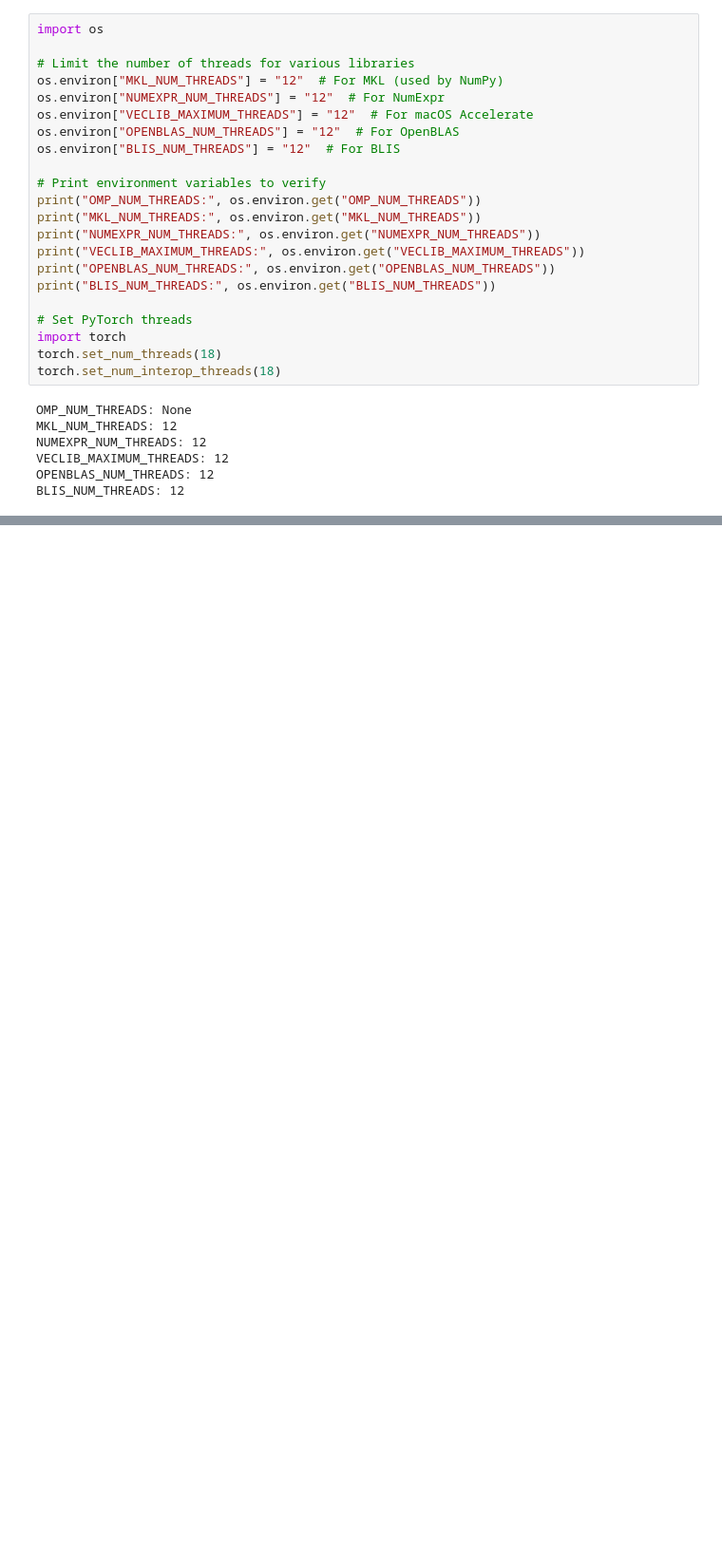
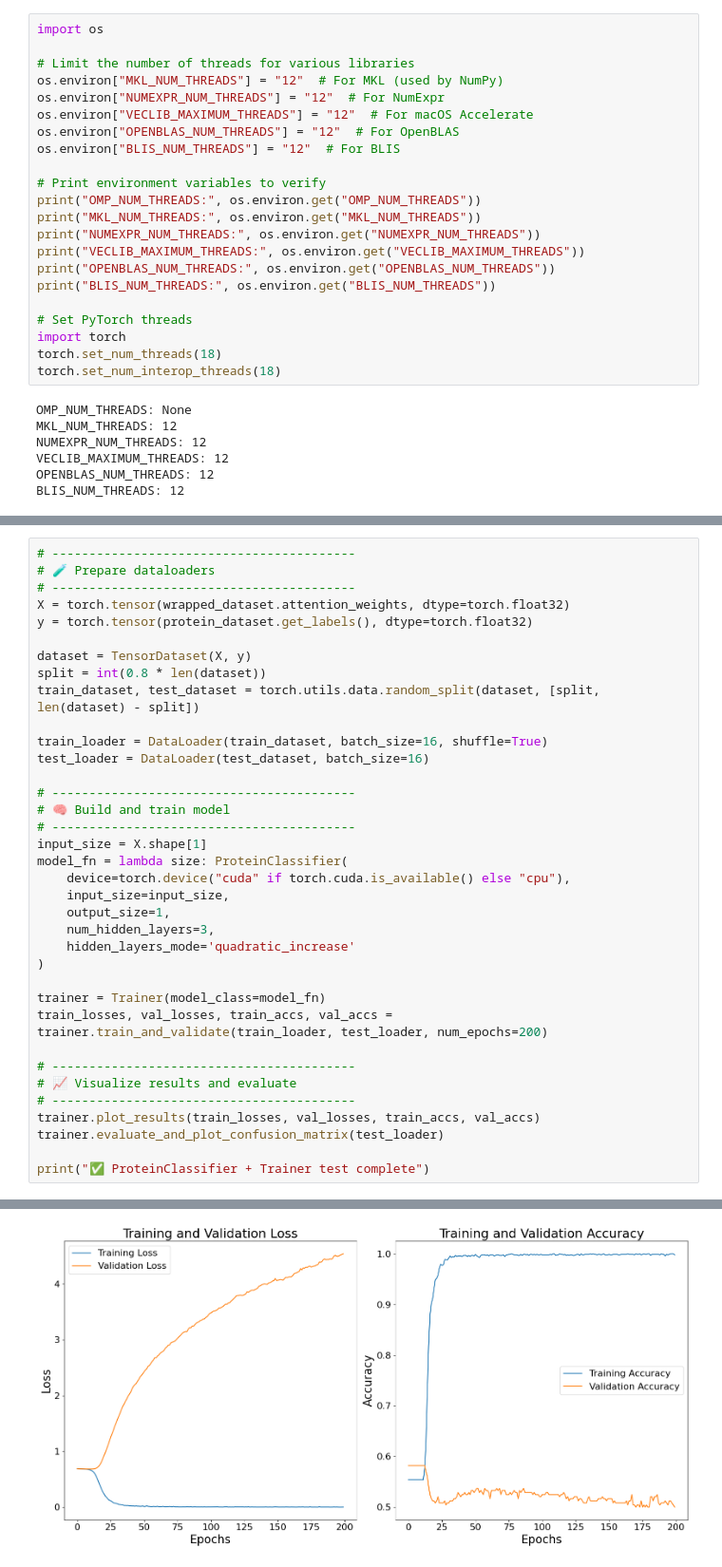
Before and after one commit to alexdorocode/RepClassifier, a Jupyter notebook: Testing_Classifier_With_Dataset.ipynb, the cells around one changed output, grey strips where cells are left out. Shown at 95% size. Drawn from its saved outputs; the diff is of its cells as text; blank space fills up the shorter version.

```diff
--- a/Testing_Classifier_With_Dataset.ipynb
+++ b/Testing_Classifier_With_Dataset.ipynb
@@ -188,0 +104,37 @@ ValueError: array length 1219 does not match index length 1249
+# %%
+# -----------------------------------------
+# 🧪 Prepare dataloaders
+# -----------------------------------------
+X = torch.tensor(wrapped_dataset.attention_weights, dtype=torch.float32)
+y = torch.tensor(protein_dataset.get_labels(), dtype=torch.float32)
+
+dataset = TensorDataset(X, y)
+split = int(0.8 * len(dataset))
+train_dataset, test_dataset = torch.utils.data.random_split(dataset, [split, len(dataset) - split])
+
+train_loader = DataLoader(train_dataset, batch_size=16, shuffle=True)
+test_loader = DataLoader(test_dataset, batch_size=16)
+
+# -----------------------------------------
+# 🧠 Build and train model
+# -----------------------------------------
+input_size = X.shape[1]
+model_fn = lambda size: ProteinClassifier(
+    device=torch.device("cuda" if torch.cuda.is_available() else "cpu"),
+    input_size=input_size,
+    output_size=1,
+    num_hidden_layers=3,
+    hidden_layers_mode='quadratic_increase'
+)
+
+trainer = Trainer(model_class=model_fn)
+train_losses, val_losses, train_accs, val_accs = trainer.train_and_validate(train_loader, test_loader, num_epochs=200)
+
+# -----------------------------------------
+# 📈 Visualize results and evaluate
+# -----------------------------------------
+trainer.plot_results(train_losses, val_losses, train_accs, val_accs)
+trainer.evaluate_and_plot_confusion_matrix(test_loader)
+
+print("✅ ProteinClassifier + Trainer test complete")
+# %% [output]
@@ -188,0 +158 @@ ValueError: array length 1219 does not match index length 1249
+[figure, added]
```
Also changed, not shown: parts of 8 cells of this notebook, 2 other files.
